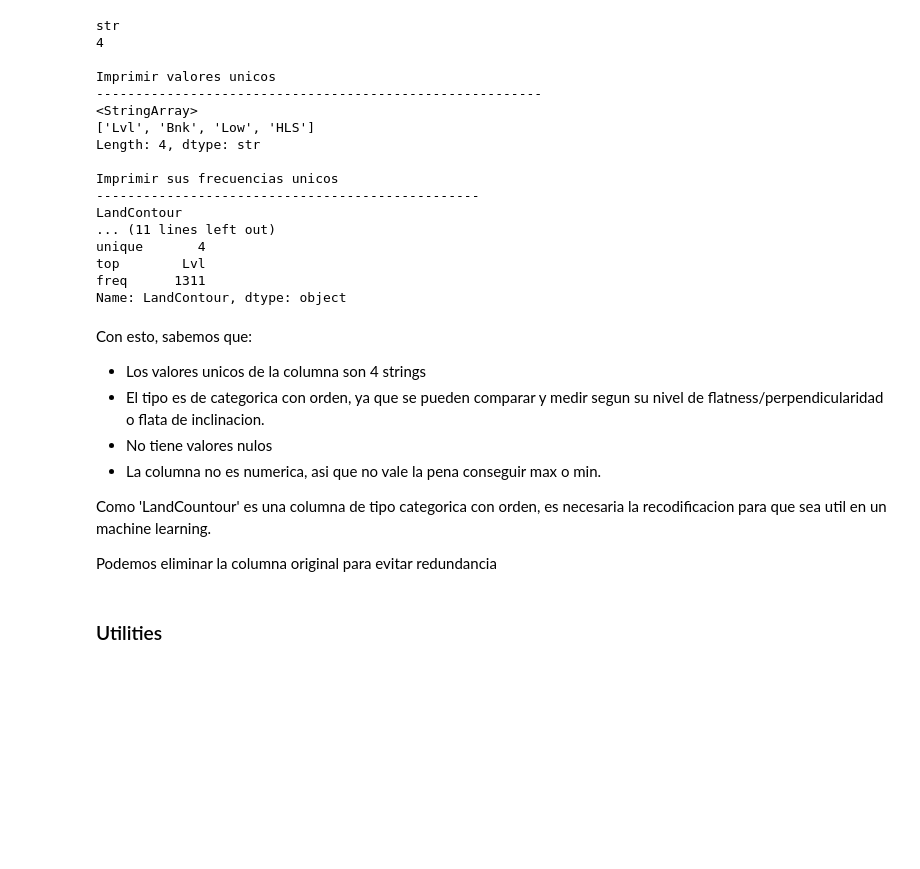
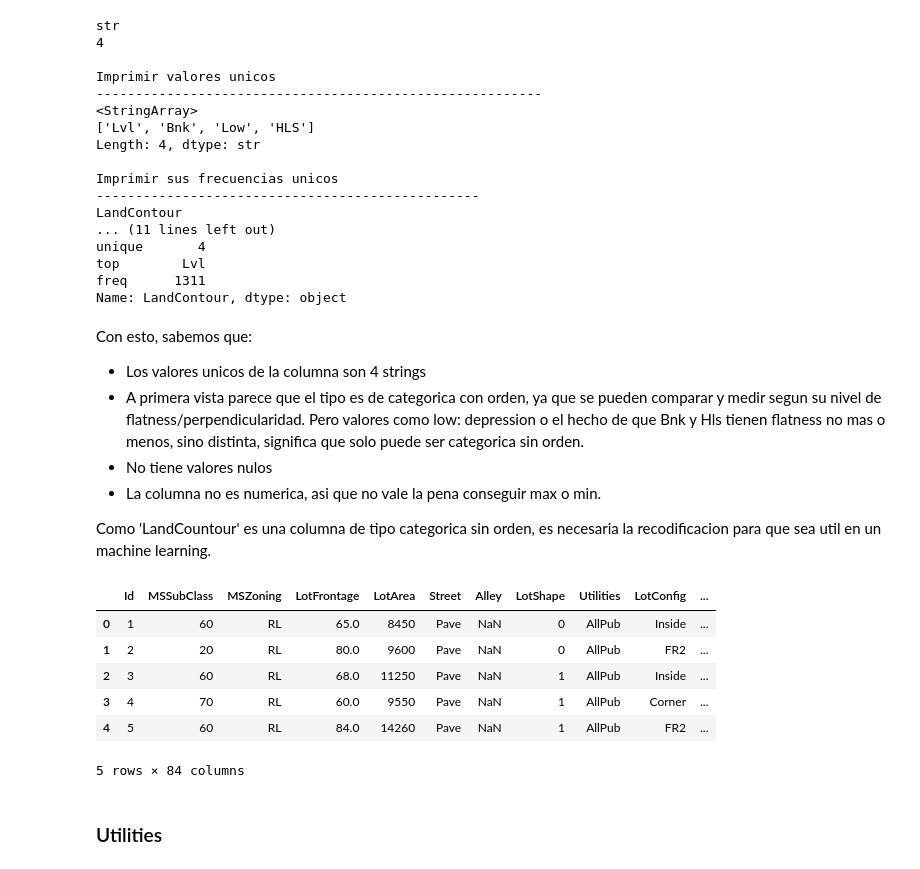
Before and after one commit to DrewFalcon/InteligenciaArtificial_Lab_FalconRiddha, a Jupyter notebook: Practica2/codigop2.ipynb, the cells around one changed output. Cells and saved outputs as stored; diff of their text form; code cells hidden in the pictures; blank space fills up the shorter version.

```diff
--- a/Practica2/codigop2.ipynb
+++ b/Practica2/codigop2.ipynb
@@ -581,16 +581,21 @@ Name: LandContour, dtype: object
 Con esto, sabemos que:
 
 - Los valores unicos de la columna son 4 strings
-- El tipo es de categorica con orden, ya que se pueden comparar y medir segun su nivel de flatness/perpendicularidad o flata de inclinacion.
+- A primera vista parece que el tipo es de categorica con orden, ya que se pueden comparar y medir segun su nivel de flatness/perpendicularidad. Pero valores como low: depression o el hecho de que Bnk y Hls tienen flatness no mas o menos, sino distinta, significa que solo puede ser categorica sin orden.
 - No tiene valores nulos
 - La columna no es numerica, asi que no vale la pena conseguir max o min.
 
-Como 'LandCountour' es una columna de tipo categorica con orden, es necesaria la recodificacion para que sea util en un machine learning.
-
-Podemos eliminar la columna original para evitar redundancia
+Como 'LandCountour' es una columna de tipo categorica sin orden, es necesaria la recodificacion para que sea util en un machine learning.
 # %%
-mapa_lots_shape = {'Lvl': 0, 'Bnk': 1, 'Low': 2, 'HLS': 3}
-data_csv['LandContour'] = data_csv['LandContour'].map(mapa_lots_shape)
+pd.get_dummies(data_csv, columns=['LandContour']).head()
+# %% [output]
+|  | Id | MSSubClass | MSZoning | LotFrontage | LotArea | Street | Alley | LotShape | Utilities | LotConfig | ... |
+| 0 | 1 | 60 | RL | 65.0 | 8450 | Pave | NaN | 0 | AllPub | Inside | ... |
+| 1 | 2 | 20 | RL | 80.0 | 9600 | Pave | NaN | 0 | AllPub | FR2 | ... |
+| 2 | 3 | 60 | RL | 68.0 | 11250 | Pave | NaN | 1 | AllPub | Inside | ... |
+| 3 | 4 | 70 | RL | 60.0 | 9550 | Pave | NaN | 1 | AllPub | Corner | ... |
+| 4 | 5 | 60 | RL | 84.0 | 14260 | Pave | NaN | 1 | AllPub | FR2 | ... |
+5 rows × 84 columns
 # %% [markdown]
 ### Utilities
 # %%
```
Also changed, not shown: parts of 10 cells of this notebook.
